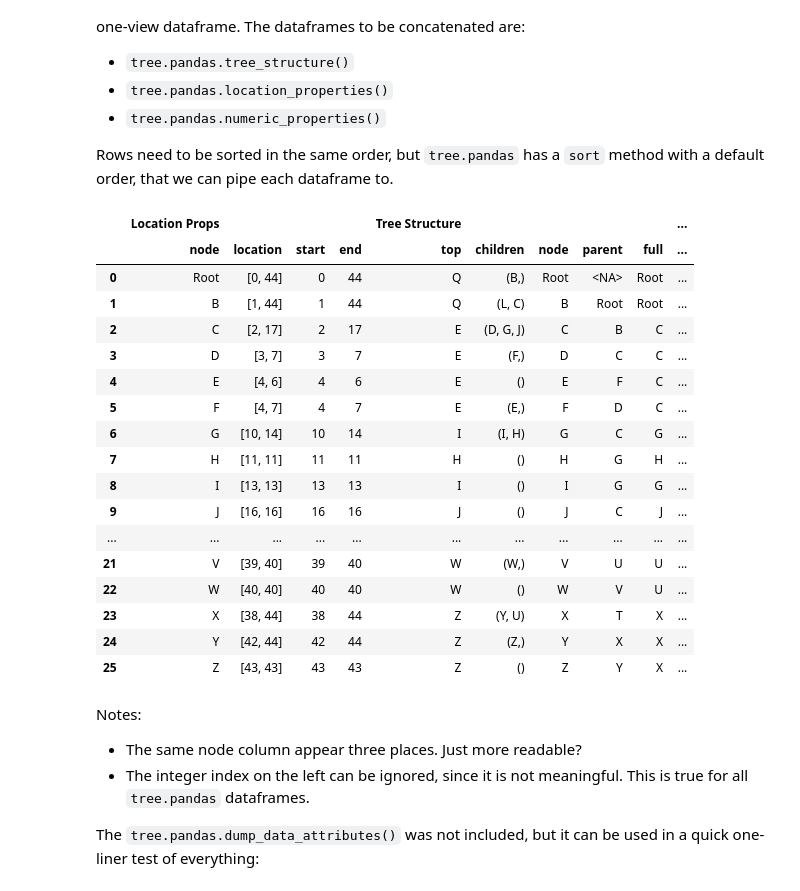
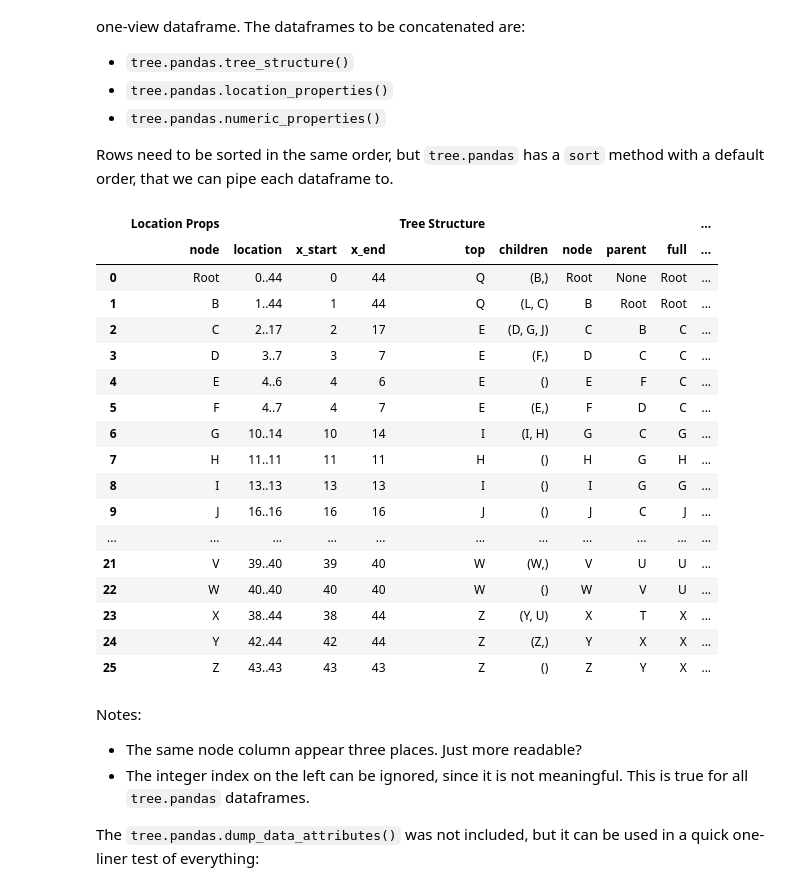
Before and after one commit to eivindtostesen/hierarchical_peak_finding, a Jupyter notebook: dataframes_tutorial.ipynb, the cells around one changed output. Drawn from its saved outputs; the diff is of its cells as text; code cells hidden in the pictures.

```diff
--- a/dataframes_tutorial.ipynb
+++ b/dataframes_tutorial.ipynb
@@ -256,40 +286,45 @@ Rows need to be sorted in the same order, but `tree.pandas` has a `sort` method
 # %%
 # Generate the data set:
 X, Y = peaky_data.example_1(randomseed=RANDOM_SEED)
 # Get the peak analysis results:
 tree = analyze_and_make_tree(X, Y)
 # Add pandas functionality to the tree:
-peaks_in_pandas.PeakTreePandas(tree, location=tree.location)
+peaks_in_pandas.PeakTreePandas(
+    tree,
+    x_start=lambda n: tree.location[n][0],
+    x_end=lambda n: tree.location[n][1],
+    objecttype=[],
+)
 
 
 # Let pandas concatenate the sorted dataframes under a hierarchical index:
 concat(
     {
         "Location Props": tree.pandas.location_properties().pipe(tree.pandas.sort),
         "Tree Structure": tree.pandas.tree_structure().pipe(tree.pandas.sort),
         "Numeric Props": tree.pandas.numeric_properties().pipe(tree.pandas.sort),
     },
     axis=1,
 )
 # %% [output]
 |  | Location Props |  |  |  | Tree Structure |  |  |  |  | ... |
-|  | node | location | start | end | top | children | node | parent | full | ... |
-| 0 | Root | [0, 44] | 0 | 44 | Q | (B,) | Root | <NA> | Root | ... |
-| 1 | B | [1, 44] | 1 | 44 | Q | (L, C) | B | Root | Root | ... |
-| 2 | C | [2, 17] | 2 | 17 | E | (D, G, J) | C | B | C | ... |
-| 3 | D | [3, 7] | 3 | 7 | E | (F,) | D | C | C | ... |
-| 4 | E | [4, 6] | 4 | 6 | E | () | E | F | C | ... |
-| 5 | F | [4, 7] | 4 | 7 | E | (E,) | F | D | C | ... |
-| 6 | G | [10, 14] | 10 | 14 | I | (I, H) | G | C | G | ... |
-| 7 | H | [11, 11] | 11 | 11 | H | () | H | G | H | ... |
-| 8 | I | [13, 13] | 13 | 13 | I | () | I | G | G | ... |
-| 9 | J | [16, 16] | 16 | 16 | J | () | J | C | J | ... |
+|  | node | location | x_start | x_end | top | children | node | parent | full | ... |
+| 0 | Root | 0..44 | 0 | 44 | Q | (B,) | Root | None | Root | ... |
+| 1 | B | 1..44 | 1 | 44 | Q | (L, C) | B | Root | Root | ... |
+| 2 | C | 2..17 | 2 | 17 | E | (D, G, J) | C | B | C | ... |
+| 3 | D | 3..7 | 3 | 7 | E | (F,) | D | C | C | ... |
+| 4 | E | 4..6 | 4 | 6 | E | () | E | F | C | ... |
+| 5 | F | 4..7 | 4 | 7 | E | (E,) | F | D | C | ... |
+| 6 | G | 10..14 | 10 | 14 | I | (I, H) | G | C | G | ... |
+| 7 | H | 11..11 | 11 | 11 | H | () | H | G | H | ... |
+| 8 | I | 13..13 | 13 | 13 | I | () | I | G | G | ... |
+| 9 | J | 16..16 | 16 | 16 | J | () | J | C | J | ... |
 | ... | ... | ... | ... | ... | ... | ... | ... | ... | ... | ... |
-| 21 | V | [39, 40] | 39 | 40 | W | (W,) | V | U | U | ... |
-| 22 | W | [40, 40] | 40 | 40 | W | () | W | V | U | ... |
-| 23 | X | [38, 44] | 38 | 44 | Z | (Y, U) | X | T | X | ... |
-| 24 | Y | [42, 44] | 42 | 44 | Z | (Z,) | Y | X | X | ... |
-| 25 | Z | [43, 43] | 43 | 43 | Z | () | Z | Y | X | ... |
+| 21 | V | 39..40 | 39 | 40 | W | (W,) | V | U | U | ... |
+| 22 | W | 40..40 | 40 | 40 | W | () | W | V | U | ... |
+| 23 | X | 38..44 | 38 | 44 | Z | (Y, U) | X | T | X | ... |
+| 24 | Y | 42..44 | 42 | 44 | Z | (Z,) | Y | X | X | ... |
+| 25 | Z | 43..43 | 43 | 43 | Z | () | Z | Y | X | ... |
 # %% [markdown]
 Notes:
 - The same node column appear three places. Just more readable?
```
Also changed, not shown: parts of 6 cells of this notebook, 4 other files.
